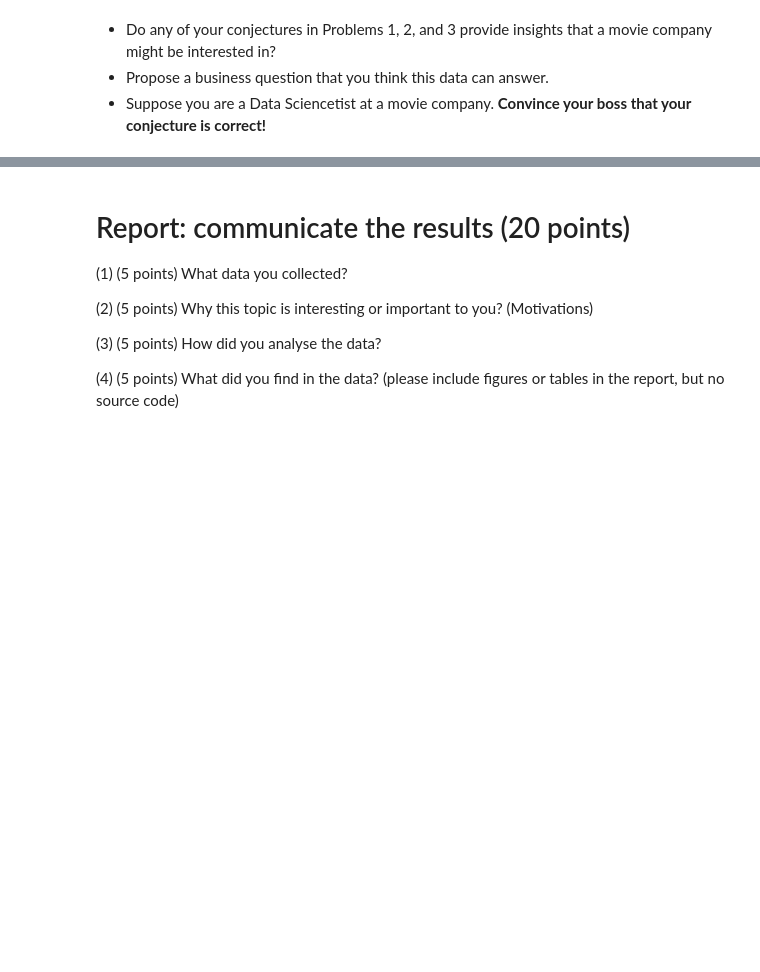
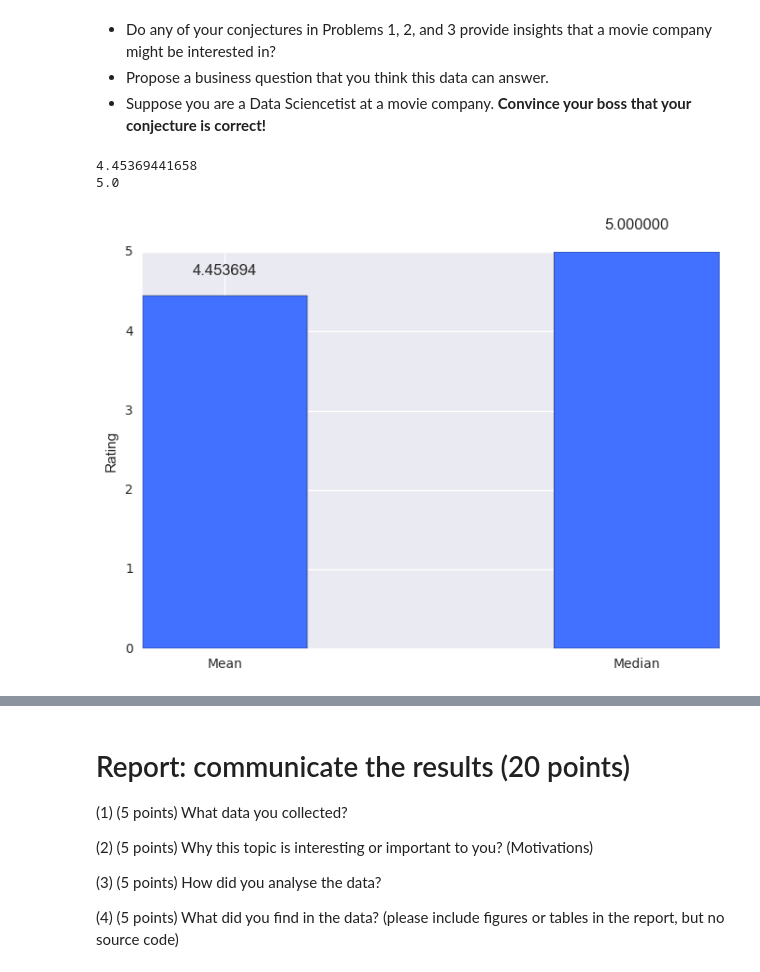
Before and after one commit to robinlzl/Case-Study-2, a Jupyter notebook: CaseStudy2_MTH_ver6_ALL.ipynb, the cells around one changed output, grey strips where cells are left out. Cells and saved outputs as stored; diff of their text form; code cells hidden in the pictures; blank space fills up the shorter version.

```diff
--- a/CaseStudy2_MTH_ver6_ALL.ipynb
+++ b/CaseStudy2_MTH_ver6_ALL.ipynb
@@ -1308,3 +1291,41 @@ for k, v in table_gender_occupation.iterrows():
 * Do any of your conjectures in Problems 1, 2, and 3 provide insights that a movie company might be interested in?
 * Propose a business question that you think this data can answer.
 * Suppose you are a Data Sciencetist at a movie company.  **Convince your boss that your conjecture is correct!**
+# %%
+#Select all the observations (Users) who rated the movie Star Wars: Episode IV - A New Hope (1977).
+
+movie =merged_data[merged_data.movie_id == 260]
+#print(movie)
+averageRating = movie["rating"]
+#help(averageRating)
+print(averageRating.mean())
+print(averageRating.median())
+
+ax = plt.subplot(111)
+y = [averageRating.mean(), averageRating.median()]
+N = len(y)
+x = range(N)
+ind = np.arange(N)
+width = 0.4
+#help(ax.bar)
+rect = ax.bar(x, y, width, color=(0.2588,0.4433,1.0))
+ax.set_ylabel('Rating')
+ax.set_xticks(ind + width/2.)
+ax.set_xticklabels(('Mean', 'Median'))
+
+def autolabel(rects):
+    """
+    Attach a text label above each bar displaying its height
+    """
+    for rect in rects:
+        height = rect.get_height()
+        ax.text(rect.get_x() + rect.get_width()/2., 1.05*height,
+                '%f' % height, ha='center', va='bottom')
+
+autolabel(rect)
+
+plt.show()
+# %% [output]
+4.45369441658
+5.0
+[figure, added]
```
Also changed, not shown: parts of 2 cells of this notebook.
